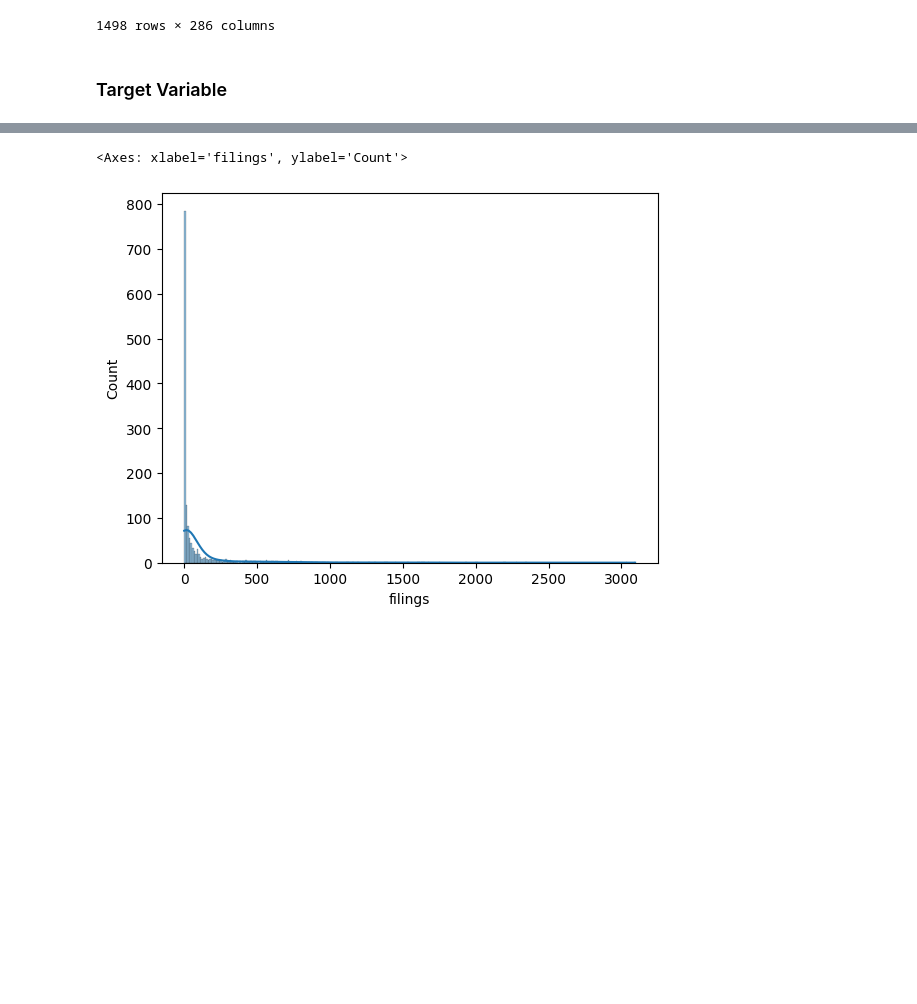
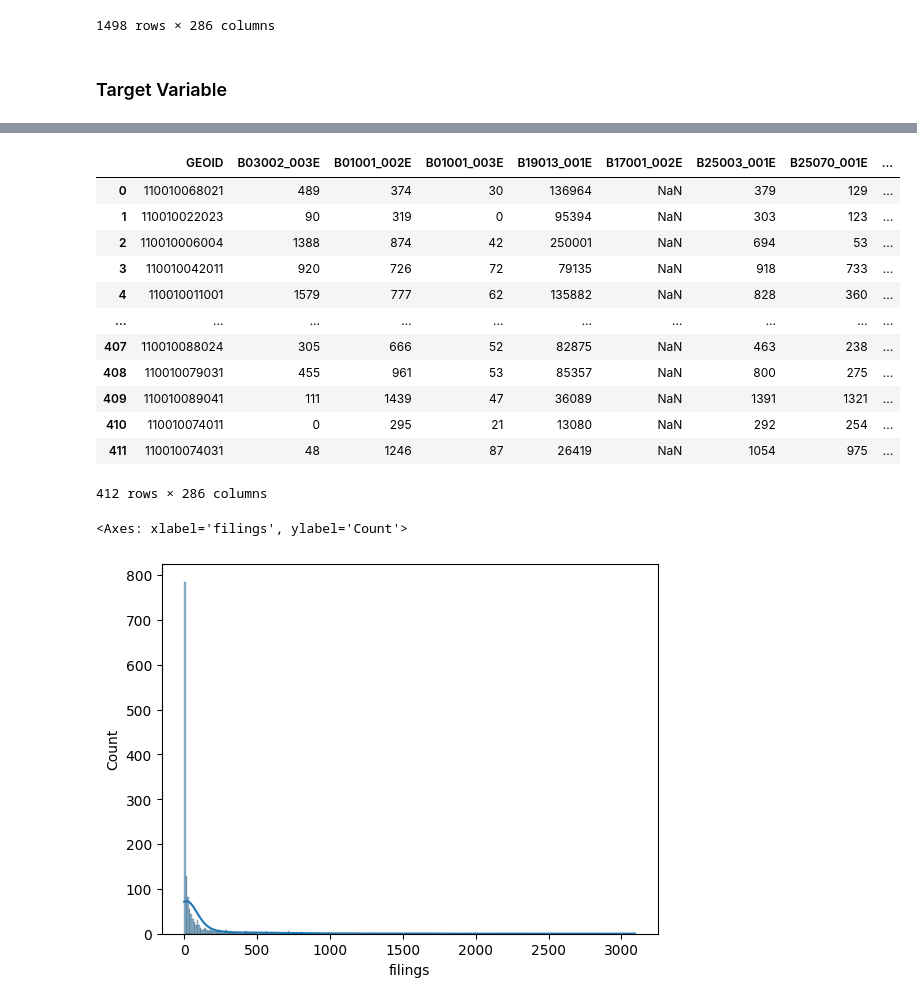
Before and after one commit to rebeccalwagner/DataSciII-Final, a Jupyter notebook: code/Model/preprocessing.ipynb, the cells around one changed output, grey strips where cells are left out. Saved outputs shown, nothing was run; the diff lists cells and outputs as text; code cells hidden in the pictures; blank space fills up the shorter version.

```diff
--- a/code/Model/preprocessing.ipynb
+++ b/code/Model/preprocessing.ipynb
@@ -47,3 +68,19 @@ Name: filings, dtype: float64
+# %%
+data[data["state"] == "11"]
+# %% [output]
+|  | GEOID | B03002_003E | B01001_002E | B01001_003E | B19013_001E | B17001_002E | B25003_001E | B25070_001E | ... |
+| 0 | 110010068021 | 489 | 374 | 30 | 136964 | NaN | 379 | 129 | ... |
+| 1 | 110010022023 | 90 | 319 | 0 | 95394 | NaN | 303 | 123 | ... |
+| 2 | 110010006004 | 1388 | 874 | 42 | 250001 | NaN | 694 | 53 | ... |
+| 3 | 110010042011 | 920 | 726 | 72 | 79135 | NaN | 918 | 733 | ... |
+| 4 | 110010011001 | 1579 | 777 | 62 | 135882 | NaN | 828 | 360 | ... |
+| ... | ... | ... | ... | ... | ... | ... | ... | ... | ... |
+| 407 | 110010088024 | 305 | 666 | 52 | 82875 | NaN | 463 | 238 | ... |
+| 408 | 110010079031 | 455 | 961 | 53 | 85357 | NaN | 800 | 275 | ... |
+| 409 | 110010089041 | 111 | 1439 | 47 | 36089 | NaN | 1391 | 1321 | ... |
+| 410 | 110010074011 | 0 | 295 | 21 | 13080 | NaN | 292 | 254 | ... |
+| 411 | 110010074031 | 48 | 1246 | 87 | 26419 | NaN | 1054 | 975 | ... |
+412 rows × 286 columns
 # %%
 sns.histplot(y_filing, kde=True)
 # %% [output]
```
Also changed, not shown: parts of 5 cells of this notebook, 9 other files.
